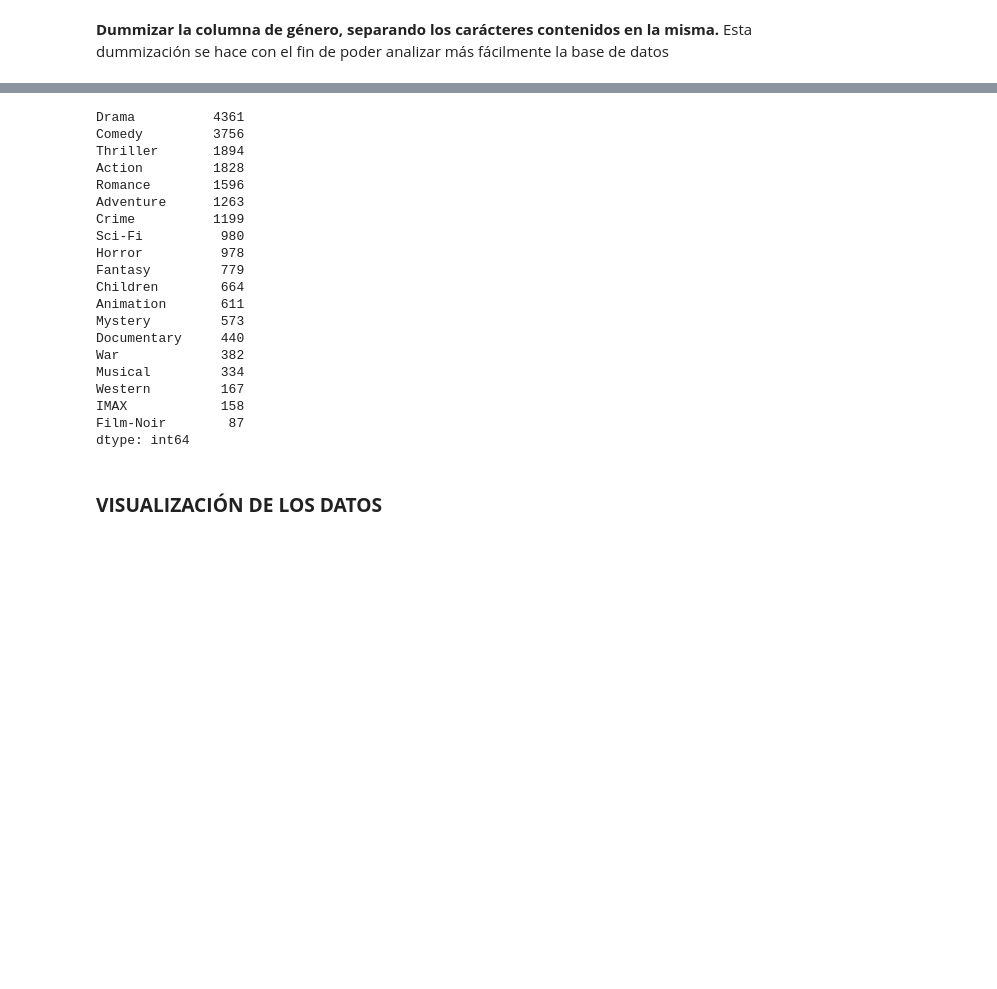
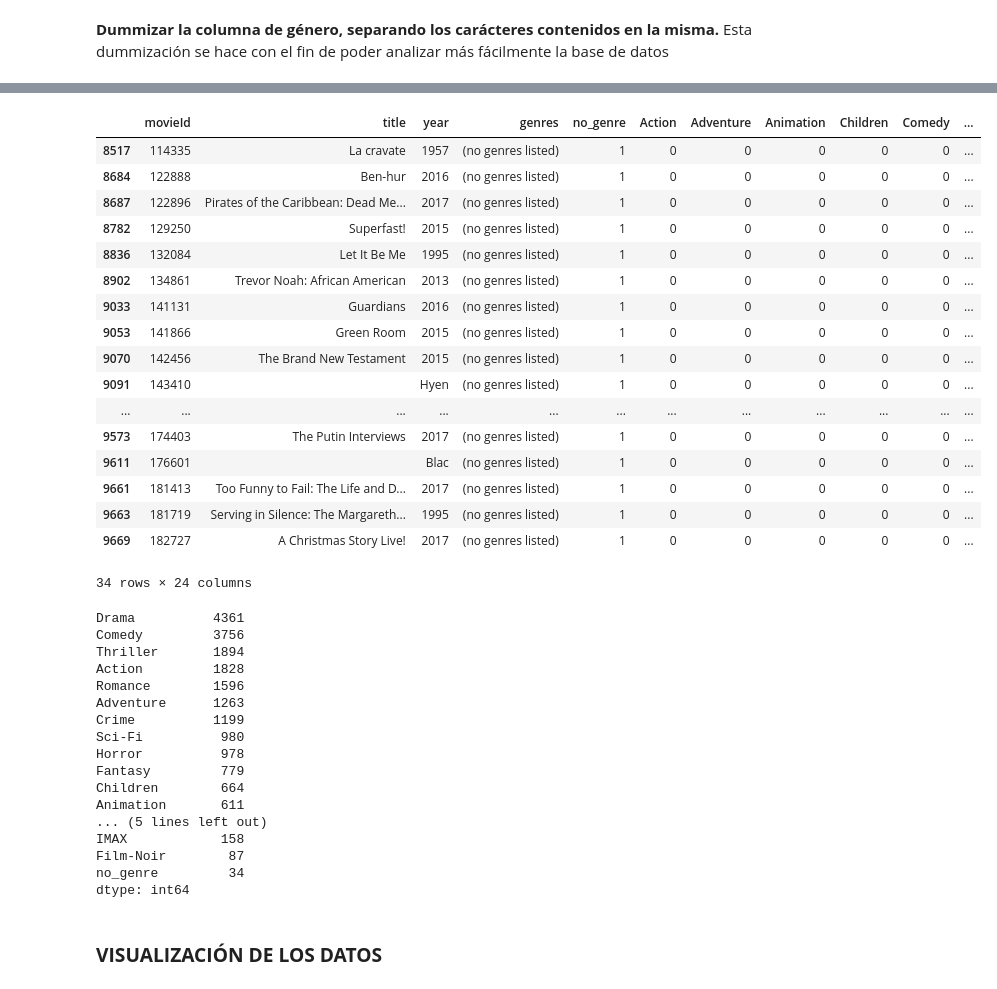
Before and after one commit to estebancardona1/ProyectoMarketing, a Jupyter notebook: b_exploracion_limpieza.ipynb, the cells around one changed output, grey strips where cells are left out. Drawn from its saved outputs; the diff is of its cells as text; code cells hidden in the pictures; blank space fills up the shorter version.

```diff
--- a/b_exploracion_limpieza.ipynb
+++ b/b_exploracion_limpieza.ipynb
@@ -118,6 +83,6 @@ FROM
     movies;
 """
 
-movies = pd.read_sql(query, conn)
+movies2 = pd.read_sql(query, conn)
 
 #DEJAR PARA DESPUÉS DEL TRATAMIENTO
@@ -152,7 +129,7 @@ len(movies["genres"].unique())
 Esta dummización se hace con el fin de poder analizar más fácilmente la base de datos
 # %%
 # Separar los géneros en columnas teniendo en cuenta el criterio de separación '|'
-genres_dummies = movies['genres'].str.get_dummies(sep='|')
+genres_dummies = movies2['genres'].str.get_dummies(sep='|')
 
 # Concatenar las columnas de géneros con el DataFrame original
-movies_sep = pd.concat([movies, genres_dummies], axis=1)
+movies3 = pd.concat([movies2, genres_dummies], axis=1)
@@ -174,0 +152,3 @@ movies_sep
+# %%
+movies3 = movies3.rename(columns={"(no genres listed)": "no_genre"})
+movies3
@@ -175,5 +169,27 @@ movies_sep
+# %%
+no_genre = movies3[movies3['no_genre']==1]
+no_genre
+# %% [output]
+|  | movieId | title | year | genres | no_genre | Action | Adventure | Animation | Children | Comedy | ... |
+| 8517 | 114335 | La cravate | 1957 | (no genres listed) | 1 | 0 | 0 | 0 | 0 | 0 | ... |
+| 8684 | 122888 | Ben-hur | 2016 | (no genres listed) | 1 | 0 | 0 | 0 | 0 | 0 | ... |
+| 8687 | 122896 | Pirates of the Caribbean: Dead Me... | 2017 | (no genres listed) | 1 | 0 | 0 | 0 | 0 | 0 | ... |
+| 8782 | 129250 | Superfast! | 2015 | (no genres listed) | 1 | 0 | 0 | 0 | 0 | 0 | ... |
+| 8836 | 132084 | Let It Be Me | 1995 | (no genres listed) | 1 | 0 | 0 | 0 | 0 | 0 | ... |
+| 8902 | 134861 | Trevor Noah: African American | 2013 | (no genres listed) | 1 | 0 | 0 | 0 | 0 | 0 | ... |
+| 9033 | 141131 | Guardians | 2016 | (no genres listed) | 1 | 0 | 0 | 0 | 0 | 0 | ... |
+| 9053 | 141866 | Green Room | 2015 | (no genres listed) | 1 | 0 | 0 | 0 | 0 | 0 | ... |
+| 9070 | 142456 | The Brand New Testament | 2015 | (no genres listed) | 1 | 0 | 0 | 0 | 0 | 0 | ... |
+| 9091 | 143410 |  | Hyen | (no genres listed) | 1 | 0 | 0 | 0 | 0 | 0 | ... |
+| ... | ... | ... | ... | ... | ... | ... | ... | ... | ... | ... | ... |
+| 9573 | 174403 | The Putin Interviews | 2017 | (no genres listed) | 1 | 0 | 0 | 0 | 0 | 0 | ... |
+| 9611 | 176601 |  | Blac | (no genres listed) | 1 | 0 | 0 | 0 | 0 | 0 | ... |
+| 9661 | 181413 | Too Funny to Fail: The Life and D... | 2017 | (no genres listed) | 1 | 0 | 0 | 0 | 0 | 0 | ... |
+| 9663 | 181719 | Serving in Silence: The Margareth... | 1995 | (no genres listed) | 1 | 0 | 0 | 0 | 0 | 0 | ... |
+| 9669 | 182727 | A Christmas Story Live! | 2017 | (no genres listed) | 1 | 0 | 0 | 0 | 0 | 0 | ... |
+34 rows × 24 columns
 # %%
-genre_totals = movies_sep.iloc[:, 4:].sum().sort_values(ascending=False)
+genre_totals = movies3.iloc[:, 4:].sum().sort_values(ascending=False)
 genre_totals
 # %% [output]
 Drama          4361
@@ -188,13 +204,10 @@ Horror          978
 Fantasy         779
 Children        664
 Animation       611
-Mystery         573
-Documentary     440
-War             382
-Musical         334
-Western         167
+... (5 lines left out)
 IMAX            158
 Film-Noir        87
+no_genre         34
 dtype: int64
 # %%
 genre_totals_df = genre_totals.reset_index()
```
Also changed, not shown: parts of 34 cells of this notebook, 5 other files.
